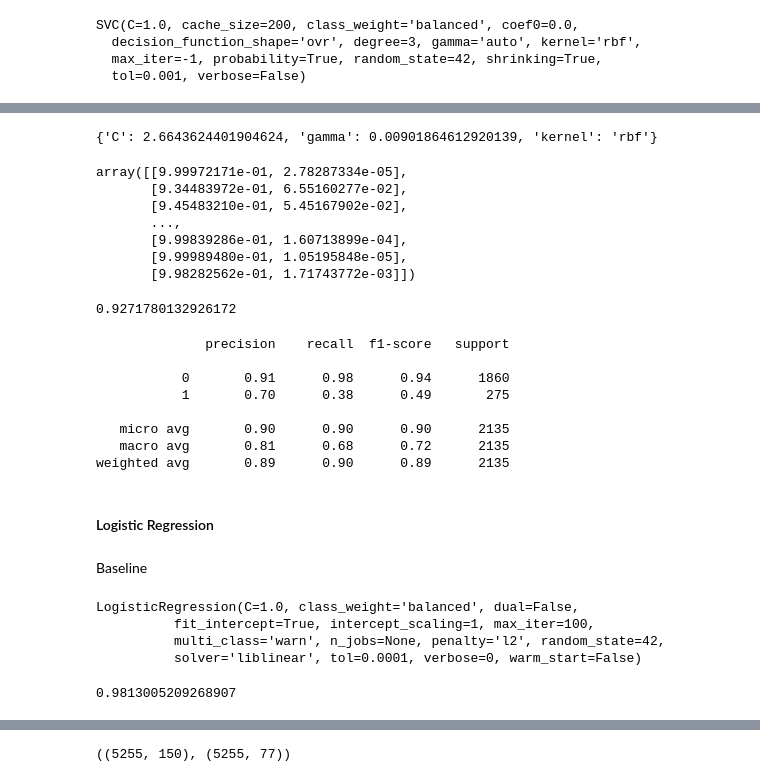
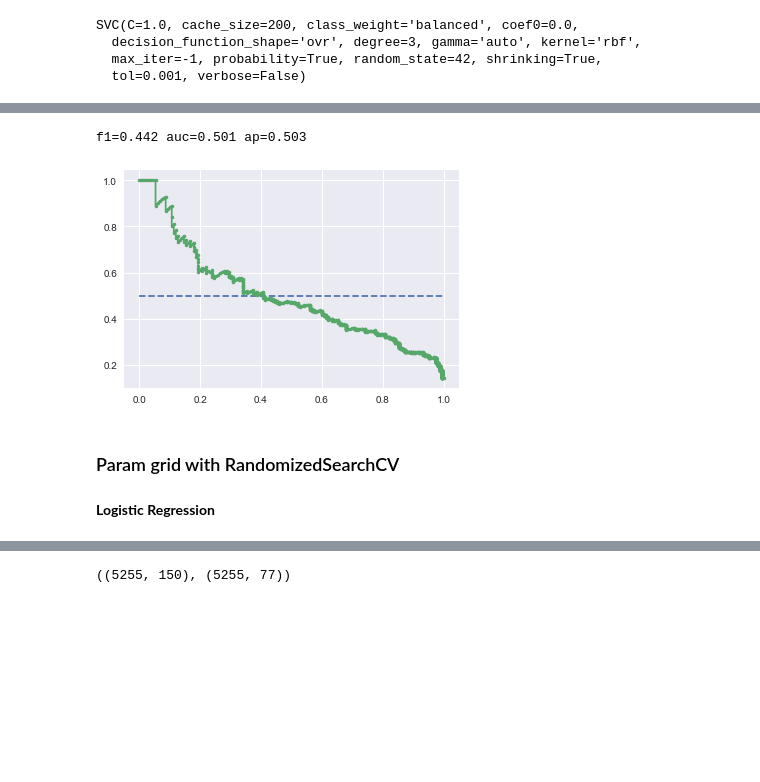
Before and after one commit to norbertstrzelecki/tour_de_pologne_top10, a Jupyter notebook: tdp_3_3_data_modeling.ipynb, the cells around one changed output, grey strips where cells are left out. Drawn from its saved outputs; the diff is of its cells as text; code cells hidden in the pictures; blank space fills up the shorter version.

```diff
--- a/tdp_3_3_data_modeling.ipynb
+++ b/tdp_3_3_data_modeling.ipynb
@@ -344,52 +404,9 @@ RandomizedSearchCV(cv=StratifiedKFold(n_splits=10, random_state=None, shuffle=Tr
-# %%
-grid.best_params_
-# %% [output]
-{'C': 2.6643624401904624, 'gamma': 0.00901864612920139, 'kernel': 'rbf'}
-# %%
-grid.predict_proba(X_test_cut)
-# %% [output]
-array([[9.99972171e-01, 2.78287334e-05],
-       [9.34483972e-01, 6.55160277e-02],
-       [9.45483210e-01, 5.45167902e-02],
-       ...,
-       [9.99839286e-01, 1.60713899e-04],
-       [9.99989480e-01, 1.05195848e-05],
-       [9.98282562e-01, 1.71743772e-03]])
-# %%
-# After customizing params
-grid.best_score_
-# %% [output]
-0.9271780132926172
-# %%
-print(classification_report(grid.predict(X_test_cut), y_test))
-# %% [output]
-              precision    recall  f1-score   support
-
-           0       0.91      0.98      0.94      1860
-           1       0.70      0.38      0.49       275
-
-   micro avg       0.90      0.90      0.90      2135
-   macro avg       0.81      0.68      0.72      2135
-weighted avg       0.89      0.90      0.89      2135
+# %%
+roc_plot(svc, X_test_cut)
+# %% [output]
+f1=0.442 auc=0.501 ap=0.503
+[figure, added]
+# %% [markdown]
+### Param grid with RandomizedSearchCV
 # %% [markdown]
-#### Logistic Regression
+**Logistic Regression**
-# %% [markdown]
-Baseline
-# %%
-lr = LogisticRegression(class_weight='balanced', random_state=42, solver='liblinear')
-scores = cross_val_score(X=X_train_cut,
-                         y=y_train,
-                         estimator=lr,
-                         cv=StratifiedKFold(10, shuffle=True),
-                         scoring='roc_auc',
-                         n_jobs=-1)
-lr.fit(X_train_cut, y_train)
-# %% [output]
-LogisticRegression(C=1.0, class_weight='balanced', dual=False,
-          fit_intercept=True, intercept_scaling=1, max_iter=100,
-          multi_class='warn', n_jobs=None, penalty='l2', random_state=42,
-          solver='liblinear', tol=0.0001, verbose=0, warm_start=False)
-# %%
-scores.mean()
-# %% [output]
-0.9813005209268907
```
Also changed, not shown: parts of 54 cells of this notebook.
